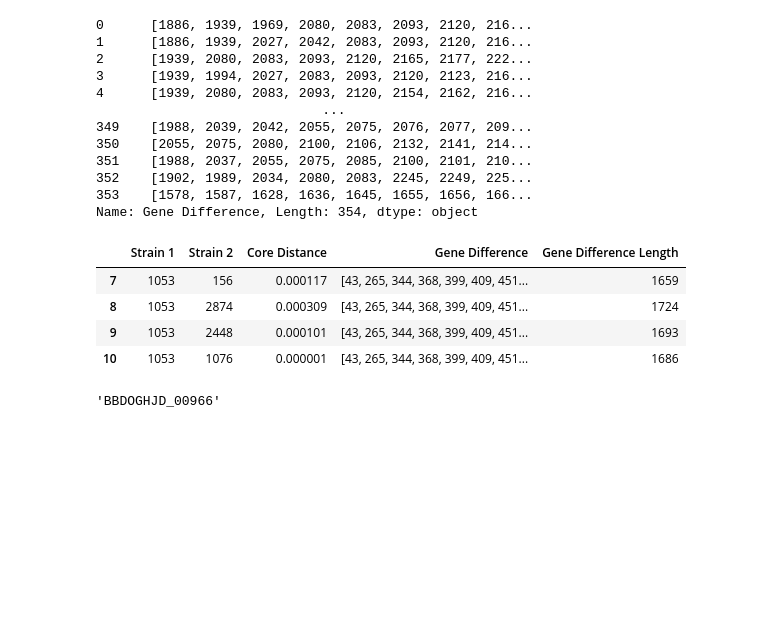
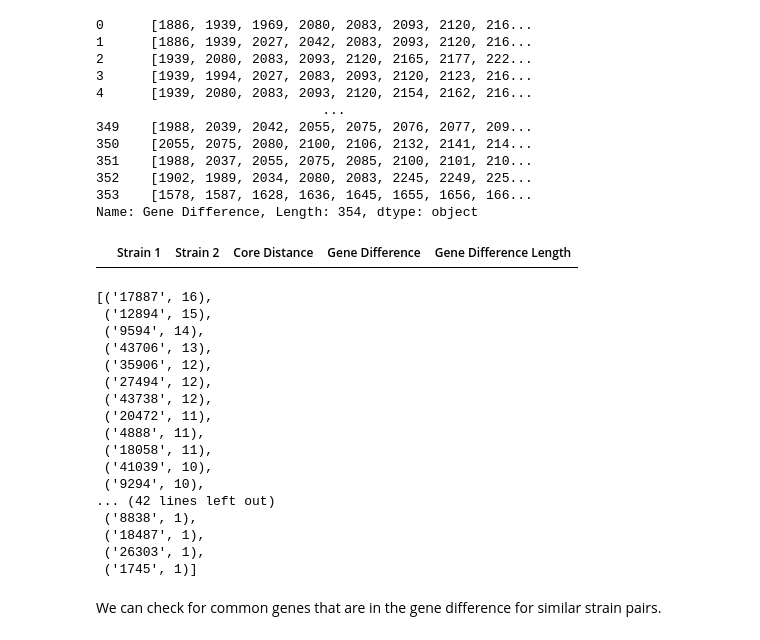
Before and after one commit to 18ganesha/staph, a Jupyter notebook: Notebooks/04_closely_related_strains_without_duplicates.ipynb, the cells around one changed output. Cells and saved outputs as stored; diff of their text form; code cells hidden in the pictures; blank space fills up the shorter version.

```diff
--- a/Notebooks/04_closely_related_strains_without_duplicates.ipynb
+++ b/Notebooks/04_closely_related_strains_without_duplicates.ipynb
@@ -407,14 +429,6 @@ df_col_merged['Gene Difference']
 353    [1578, 1587, 1628, 1636, 1645, 1655, 1656, 166...
 Name: Gene Difference, Length: 354, dtype: object
 # %%
-df_col_merged[df_col_merged['Strain 1'].str.contains('1053')]
+(df_col_merged[df_col_merged['Strain 1'].str.contains('26235')])
 # %% [output]
 |  | Strain 1 | Strain 2 | Core Distance | Gene Difference | Gene Difference Length |
-| 7 | 1053 | 156 | 0.000117 | [43, 265, 344, 368, 399, 409, 451... | 1659 |
-| 8 | 1053 | 2874 | 0.000309 | [43, 265, 344, 368, 399, 409, 451... | 1724 |
-| 9 | 1053 | 2448 | 0.000101 | [43, 265, 344, 368, 399, 409, 451... | 1693 |
-| 10 | 1053 | 1076 | 0.000001 | [43, 265, 344, 368, 399, 409, 451... | 1686 |
-# %%
-df_gene['1053'][399]
-# %% [output]
-'BBDOGHJD_00966'
@@ -420,0 +437,22 @@ df_gene['1053'][399]
+# %%
+Counter(strain1).most_common()
+# %% [output]
+[('17887', 16),
+ ('12894', 15),
+ ('9594', 14),
+ ('43706', 13),
+ ('35906', 12),
+ ('27494', 12),
+ ('43738', 12),
+ ('20472', 11),
+ ('4888', 11),
+ ('18058', 11),
+ ('41039', 10),
+ ('9294', 10),
+... (42 lines left out)
+ ('8838', 1),
+ ('18487', 1),
+ ('26303', 1),
+ ('1745', 1)]
+# %% [markdown]
+We can check for common genes that are in the gene difference for similar strain pairs.
```
Also changed, not shown: parts of 10 cells of this notebook, 6 other files.
